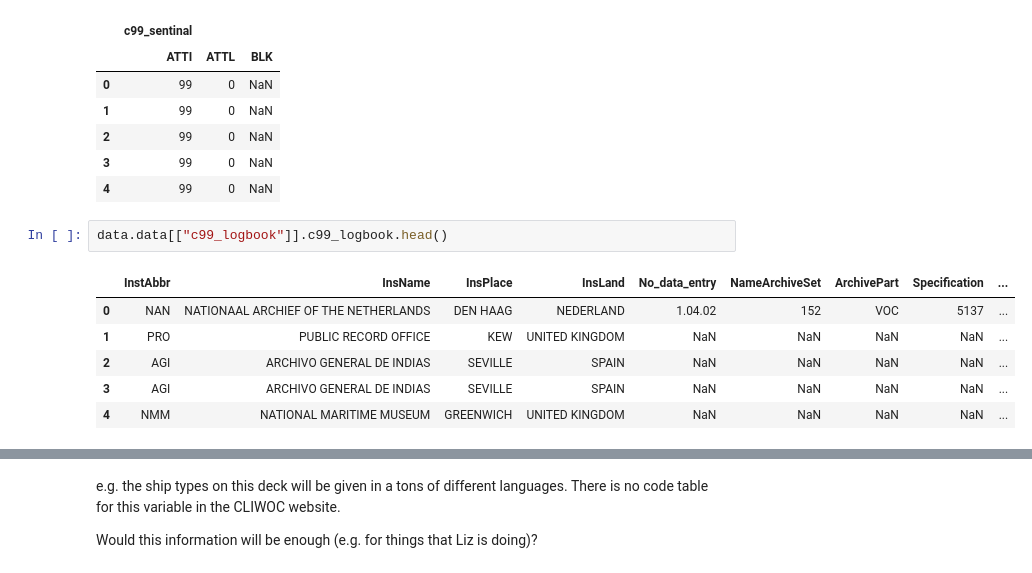
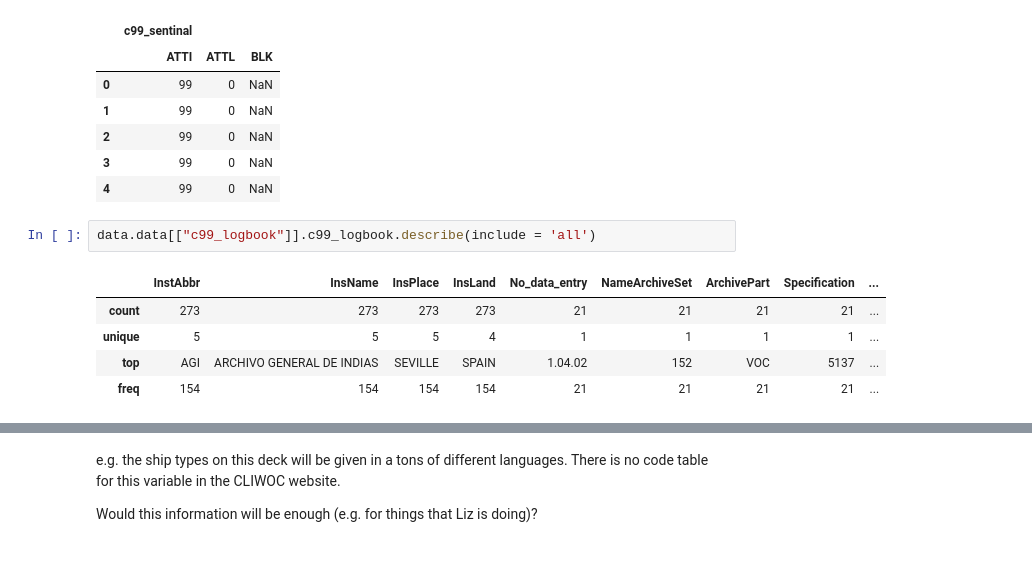
Before and after one commit to glamod/mdf_reader, a Jupyter notebook: docs/notebooks/CLIWOC_datamodel.ipynb, the cells around one changed output, grey strips where cells are left out. Cells and saved outputs as stored; diff of their text form.

```diff
--- a/docs/notebooks/CLIWOC_datamodel.ipynb
+++ b/docs/notebooks/CLIWOC_datamodel.ipynb
@@ -121,11 +125,10 @@ data.data[["c99_sentinal"]].head()
 | 3 | 99 | 0 | NaN |
 | 4 | 99 | 0 | NaN |
 # %%
-data.data[["c99_logbook"]].c99_logbook.head()
+data.data[["c99_logbook"]].c99_logbook.describe(include = 'all')
 # %% [output]
 |  | InstAbbr | InsName | InsPlace | InsLand | No_data_entry | NameArchiveSet | ArchivePart | Specification | ... |
-| 0 | NAN | NATIONAAL ARCHIEF OF THE NETHERLANDS | DEN HAAG | NEDERLAND | 1.04.02 | 152 | VOC | 5137 | ... |
-| 1 | PRO | PUBLIC RECORD OFFICE | KEW | UNITED KINGDOM | NaN | NaN | NaN | NaN | ... |
-| 2 | AGI | ARCHIVO GENERAL DE INDIAS | SEVILLE | SPAIN | NaN | NaN | NaN | NaN | ... |
-| 3 | AGI | ARCHIVO GENERAL DE INDIAS | SEVILLE | SPAIN | NaN | NaN | NaN | NaN | ... |
-| 4 | NMM | NATIONAL MARITIME MUSEUM | GREENWICH | UNITED KINGDOM | NaN | NaN | NaN | NaN | ... |
+| count | 273 | 273 | 273 | 273 | 21 | 21 | 21 | 21 | ... |
+| unique | 5 | 5 | 5 | 4 | 1 | 1 | 1 | 1 | ... |
+| top | AGI | ARCHIVO GENERAL DE INDIAS | SEVILLE | SPAIN | 1.04.02 | 152 | VOC | 5137 | ... |
+| freq | 154 | 154 | 154 | 154 | 21 | 21 | 21 | 21 | ... |
```
Also changed, not shown: parts of 7 cells of this notebook.
